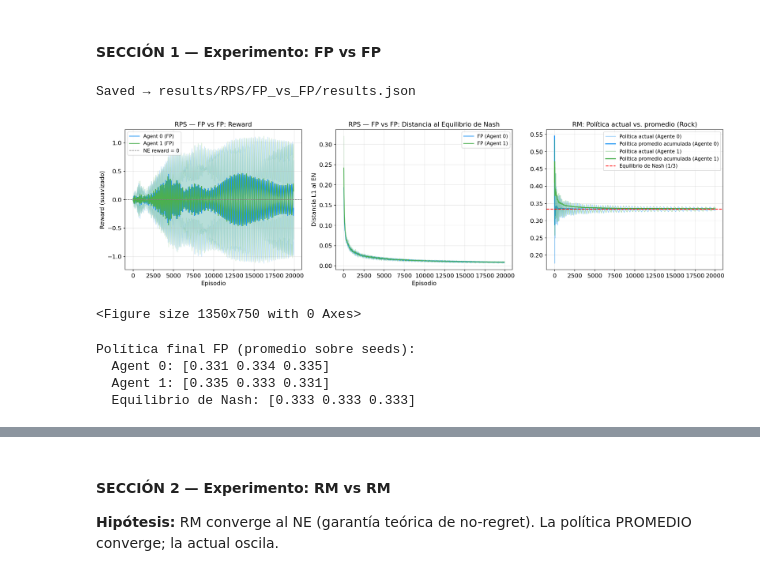
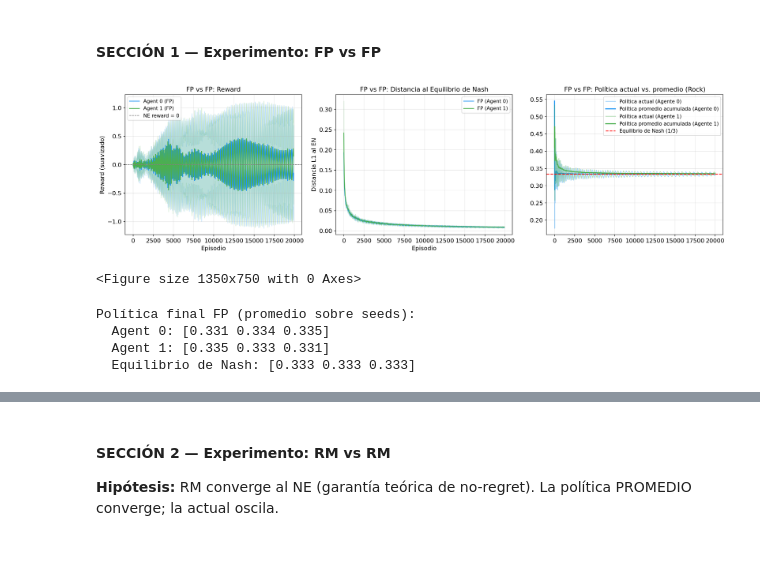
Before and after one commit to mmussio85/simultaneous-games, a Jupyter notebook: RPS.ipynb, the cells around one changed output, grey strips where cells are left out. Saved outputs shown, nothing was run; the diff lists cells and outputs as text; code cells hidden in the pictures.

```diff
--- a/RPS.ipynb
+++ b/RPS.ipynb
@@ -107,16 +129,13 @@ dict(map(lambda agent: (agent, my_agents[agent].policy()), g.agents))
  'agent_1': array([0.33333333, 0.33333333, 0.33333333])}
 # %% [markdown]
 #### SECCIÓN 1 — Experimento: FP vs FP
-# %%
-rewards_fp, pol0_fp, pol1_fp = run_experiment(
-    RPS, FictitiousPlay, FictitiousPlay, N_EPISODES, N_SEEDS)
-
-save_results('RPS', 'FP_vs_FP', rewards_fp, pol0_fp, pol1_fp,
-             ne=NE_RPS.tolist(), hyperparams={'n_episodes': N_EPISODES})
-# %% [output]
-Saved → results/RPS/FP_vs_FP/results.json
 # %%
 # Gráfica 1a: Reward promedio
+rewards_fp, pol0_fp, pol1_fp = run_experiment(
+    RPS, FictitiousPlay, FictitiousPlay, N_EPISODES, N_SEEDS)
+
+save_results('RPS', 'FP_vs_FP', rewards_fp, pol0_fp, pol1_fp,
+             ne=NE_RPS.tolist(), hyperparams={'n_episodes': N_EPISODES})
 
 fig, axes = plt.subplots(1, 3, figsize=(18, 5))
 
@@ -124,7 +143,7 @@ plot_with_ci(rewards_fp[:, :, 0], 'Agent 0 (FP)', COLORS['FP'], ax=axes[0])
 plot_with_ci(rewards_fp[:, :, 1], 'Agent 1 (FP)', COLORS['RM'], ax=axes[0])
 axes[0].axhline(0, ls='--', c='gray', lw=1, label='NE reward = 0')
 axes[0].set_xlabel('Episodio'); axes[0].set_ylabel('Reward (suavizado)')
-axes[0].set_title('RPS — FP vs FP: Reward'); axes[0].legend()
+axes[0].set_title('FP vs FP: Reward'); axes[0].legend()
 
 # Gráfica 1b: Distancia al Equilibrio de Nash
 d_fp0 = dist_to_ne(pol0_fp, NE_RPS)
@@ -132,36 +151,36 @@ d_fp1 = dist_to_ne(pol1_fp, NE_RPS)
 plot_with_ci(d_fp0, 'FP (Agent 0)', COLORS['FP'], ax=axes[1])
 plot_with_ci(d_fp1, 'FP (Agent 1)', COLORS['RM'], ax=axes[1])
 axes[1].set_xlabel('Episodio'); axes[1].set_ylabel('Distancia L1 al EN')
-axes[1].set_title('RPS — FP vs FP: Distancia al Equilibrio de Nash'); axes[1].legend()
+axes[1].set_title('FP vs FP: Distancia al Equilibrio de Nash'); axes[1].legend()
 
 
 
 # Política actual vs. promedio (seed 0, acción Rock)
 pol_curr = pol0_fp[0, :, 0]                     # política actual, acción Rock, seed 0
 pol_avg  = np.cumsum(pol0_fp[0, :, 0]) / (np.arange(N_EPISODES) + 1)  # promedio acumulado
 axes[2].plot(pol_curr, alpha=0.4, color=COLORS['FP'], label='Política actual (Agente 0)')
 axes[2].plot(pol_avg,  color=COLORS['FP'], lw=2, label='Política promedio acumulada (Agente 0)')
 
 pol1_curr = pol1_fp[0, :, 0]                     # política actual, acción Rock, seed 0
 pol1_avg  = np.cumsum(pol1_fp[0, :, 0]) / (np.arange(N_EPISODES) + 1)  # promedio acumulado
 axes[2].plot(pol1_curr, alpha=0.4, color=COLORS['RM'], label='Política actual (Agente 1)')
 axes[2].plot(pol1_avg,  color=COLORS['RM'], lw=2, label='Política promedio acumulada (Agente 1)')
 
 axes[2].axhline(1/3, ls='--', c='red', label='Equilibrio de Nash (1/3)')
-axes[2].set_title('RM: Política actual vs. promedio (Rock)'); axes[2].legend()
+axes[2].set_title('FP vs FP: Política actual vs. promedio (Rock)'); axes[2].legend()
 plt.tight_layout(); plt.savefig('figures/RPS/rm_vs_rm.png', dpi=150); plt.show()
 
 plt.tight_layout()
 plt.savefig('figures/RPS/fp_vs_fp.png', dpi=150)
 plt.show()
 
 # Política final
 print("Política final FP (promedio sobre seeds):")
 print(f"  Agent 0: {pol0_fp[:, -100:, :].mean(axis=(0,1)).round(3)}")
 print(f"  Agent 1: {pol1_fp[:, -100:, :].mean(axis=(0,1)).round(3)}")
 print(f"  Equilibrio de Nash: {NE_RPS.round(3)}")
 # %% [output]
-[figure, old version]
+[figure, new version]
 <Figure size 1350x750 with 0 Axes>
 Política final FP (promedio sobre seeds):
   Agent 0: [0.331 0.334 0.335]
```
Also changed, not shown: parts of 21 cells of this notebook, 2 other files.
